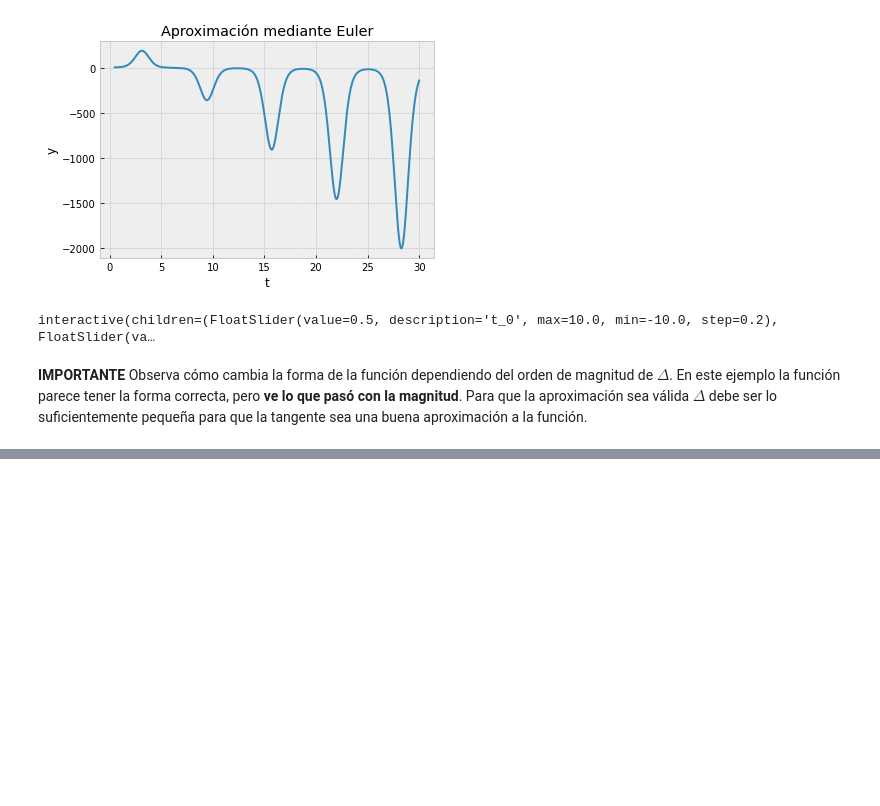
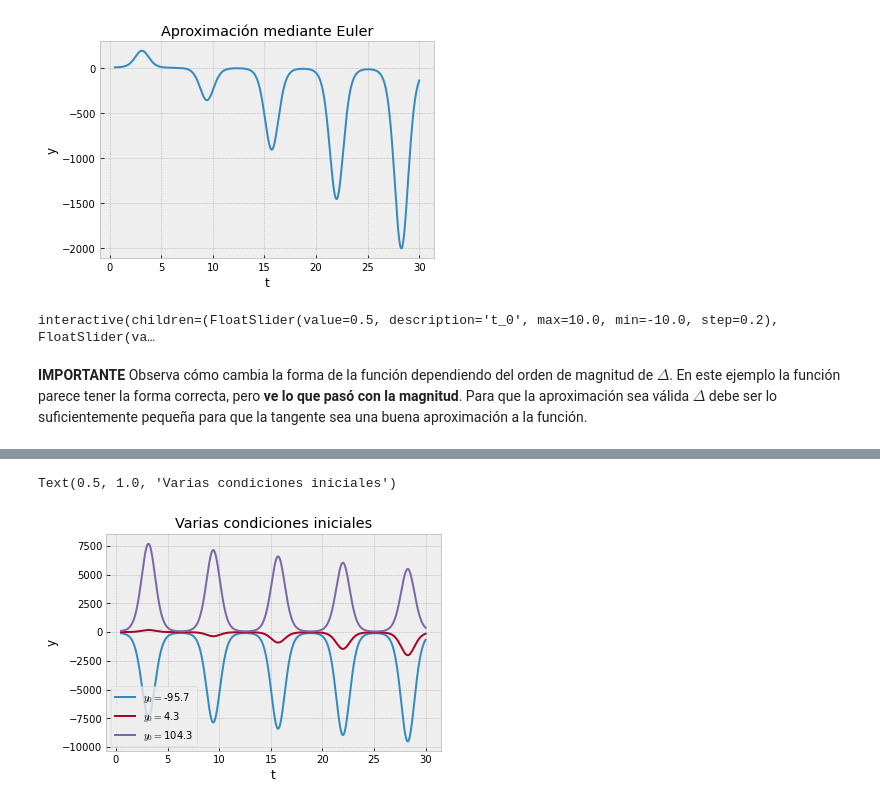
Before and after one commit to VMijangos/Redes_Neuronales, a Jupyter notebook: Notebooks/00 Modelo de Hudgkin-Huxley/Método de Euler.ipynb, the cells around one changed output, grey strips where cells are left out. Cells and saved outputs as stored; diff of their text form; code cells hidden in the pictures; blank space fills up the shorter version.

```diff
--- a/Notebooks/00 Modelo de Hudgkin-Huxley/Método de Euler.ipynb
+++ b/Notebooks/00 Modelo de Hudgkin-Huxley/Método de Euler.ipynb
@@ -128,0 +158,16 @@ interactive(children=(FloatSlider(value=0.5, description='t_0', max=10.0, min=-1
+# %%
+# Para varios valores iniciales distintos:
+y_0_set = [y_0 - 100, y_0, y_0 + 100]
+resultado = odeint(modelo, y_0_set, t, args=(-3.1, 2.3))
+# %%
+fig,ax = plt.subplots()
+ax.plot(t,resultado[:,0],label='$y_0=$' + str(y_0_set[0]))
+ax.plot(t,resultado[:,1],label='$y_0=$' + str(y_0_set[1]))
+ax.plot(t,resultado[:,2],label='$y_0=$' + str(y_0_set[2]))
+ax.legend()
+ax.set_xlabel('t')
+ax.set_ylabel('y')
+plt.title("Varias condiciones iniciales")
+# %% [output]
+Text(0.5, 1.0, 'Varias condiciones iniciales')
+[figure, added]
```
Also changed, not shown: parts of 6 cells of this notebook, 1 other file.
